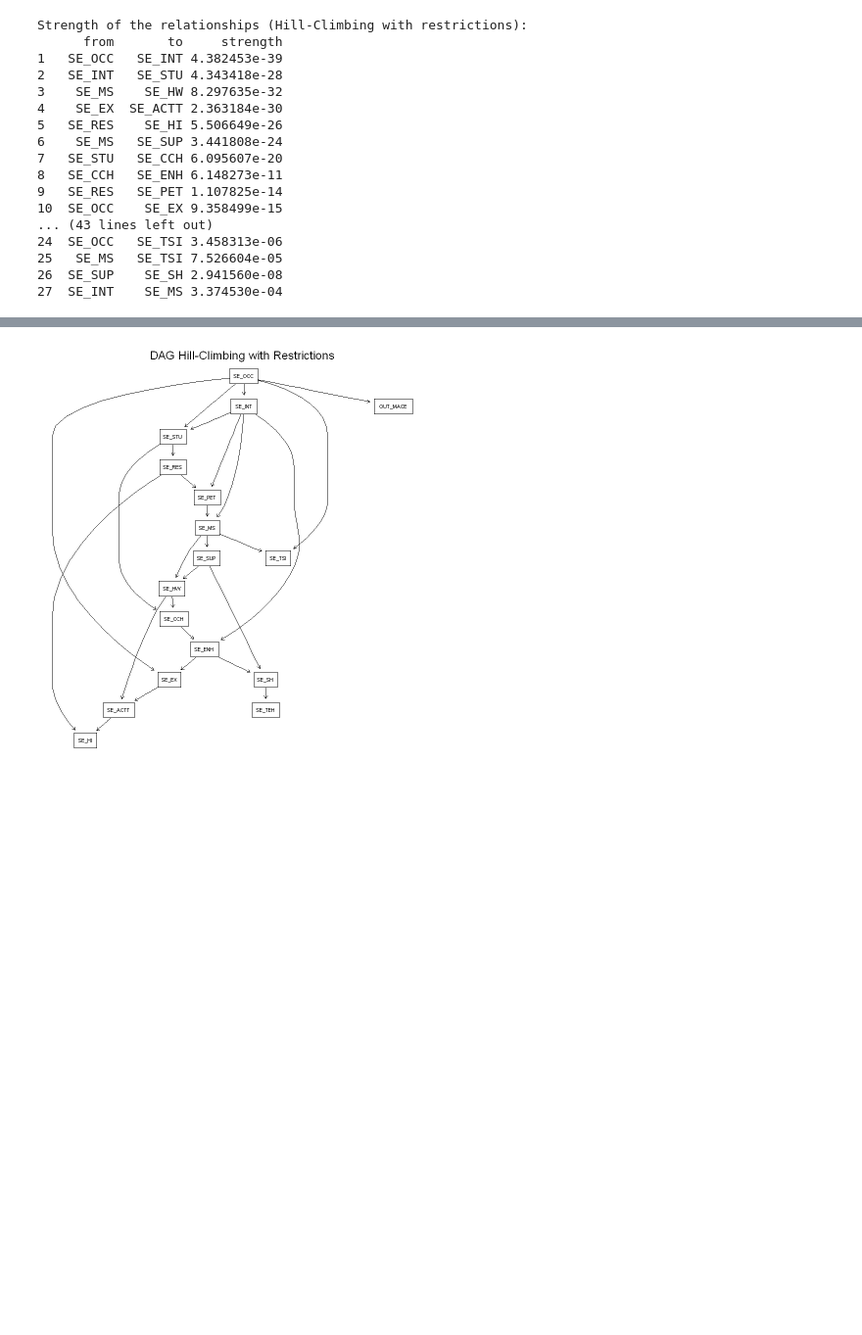
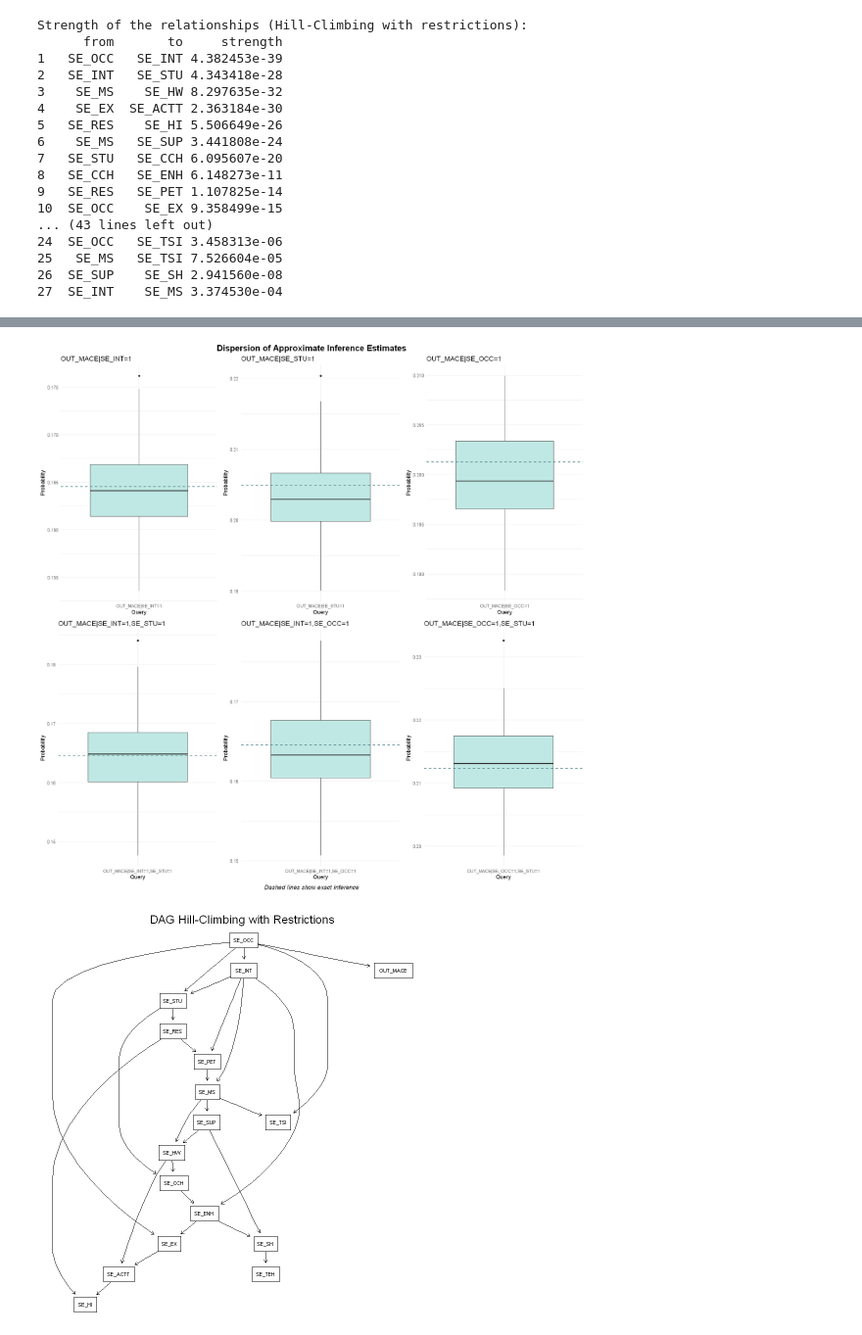
Before and after one commit to JoseLuisMaldonadoA/TFM, a Jupyter notebook: Notebooks/BayesianNetworksAnalysis.ipynb, the cells around one changed output, grey strips where cells are left out. Shown at 98% size. Drawn from its saved outputs; the diff is of its cells as text; code cells hidden in the pictures; blank space fills up the shorter version.

```diff
--- a/Notebooks/BayesianNetworksAnalysis.ipynb
+++ b/Notebooks/BayesianNetworksAnalysis.ipynb
@@ -141,0 +213,66 @@ Number of parameters in the fitted model: 59
+# %%
+# Exact inference for the Bayesian network using the hill-climbing DAG
+bn_hc_grain <- compile(as.grain(bn_hc))
+
+# Store exact probabilities for each query in a named list
+exact_probs <- list(
+    "OUT_MACE|SE_INT=1" = querygrain(bn_hc_grain, nodes = "OUT_MACE", evidence = list(SE_INT = "1"))$OUT_MACE["1"],
+    "OUT_MACE|SE_STU=1" = querygrain(bn_hc_grain, nodes = "OUT_MACE", evidence = list(SE_STU = "1"))$OUT_MACE["1"],
+    "OUT_MACE|SE_OCC=1" = querygrain(bn_hc_grain, nodes = "OUT_MACE", evidence = list(SE_OCC = "1"))$OUT_MACE["1"],
+    "OUT_MACE|SE_INT=1,SE_STU=1" = querygrain(bn_hc_grain, nodes = "OUT_MACE", evidence = list(SE_INT = "1", SE_STU = "1"))$OUT_MACE["1"],
+    "OUT_MACE|SE_INT=1,SE_OCC=1" = querygrain(bn_hc_grain, nodes = "OUT_MACE", evidence = list(SE_INT = "1", SE_OCC = "1"))$OUT_MACE["1"],
+    "OUT_MACE|SE_OCC=1,SE_STU=1" = querygrain(bn_hc_grain, nodes = "OUT_MACE", evidence = list(SE_OCC = "1", SE_STU = "1"))$OUT_MACE["1"]
+)
+
+# Print all exact probabilities in a compact way
+cat("Exact conditional probabilities of OUT_MACE = 1:\n")
+print(exact_probs)
+
+# Approximate inference using cpquery
+set.seed(0)
+approx_outmace_seint1 <- replicate(100, cpquery(bn_hc, event = (OUT_MACE == "1"), evidence = (SE_INT == "1")))
+approx_outmace_sestu1 <- replicate(100, cpquery(bn_hc, event = (OUT_MACE == "1"), evidence = (SE_STU == "1")))
+approx_outmace_seocc1 <- replicate(100, cpquery(bn_hc, event = (OUT_MACE == "1"), evidence = (SE_OCC == "1")))
+approx_outmace_seint1_sestu1 <- replicate(100, cpquery(bn_hc, event = (OUT_MACE == "1"), evidence = ((SE_INT == "1") & (SE_STU == "1"))))
+approx_outmace_seint1_seocc1 <- replicate(100, cpquery(bn_hc, event = (OUT_MACE == "1"), evidence = ((SE_INT == "1") & (SE_OCC == "1"))))
+approx_outmace_seocc1_sestu1 <- replicate(100, cpquery(bn_hc, event = (OUT_MACE == "1"), evidence = ((SE_OCC == "1") & (SE_STU == "1"))))
+
+# Combine results into a data frame for visualization
+approx_results <- data.frame(
+    Variable = rep(c(
+        "OUT_MACE|SE_INT=1",
+        "OUT_MACE|SE_STU=1",
+        "OUT_MACE|SE_OCC=1",
+        "OUT_MACE|SE_INT=1,SE_STU=1",
+        "OUT_MACE|SE_INT=1,SE_OCC=1",
+        "OUT_MACE|SE_OCC=1,SE_STU=1"
+    ), each = 100),
+    Probability = c(
+        approx_outmace_seint1,
+        approx_outmace_sestu1,
+        approx_outmace_seocc1,
+        approx_outmace_seint1_sestu1,
+        approx_outmace_seint1_seocc1,
+        approx_outmace_seocc1_sestu1
+    )
+)
+
+options(repr.plot.width = 15, repr.plot.height = 15)
+
+# Create boxplots for each query, add exact inference line
+plots <- lapply(unique(approx_results$Variable), function(var) {
+    ggplot(subset(approx_results, Variable == var), aes(x = Variable, y = Probability)) +
+        geom_boxplot(fill = "#BFE8E4") +
+        geom_hline(yintercept = exact_probs[[var]], linetype = "dashed", color = "#53868B", lwd = 0.75) +
+        labs(x = "Query", y = "Probability", title = var) +
+        theme_minimal()
+})
+
+# Arrange plots in a grid with bold and centered title
+grid.arrange(
+    grobs = plots,
+    ncol = 3,
+    top = textGrob("Dispersion of Approximate Inference Estimates", gp = gpar(fontsize = 16, fontface = "bold"), just = "center", hjust = 0.5),
+    bottom = textGrob("Dashed lines show exact inference", gp = gpar(fontsize = 12, fontface = "italic"))
+)
+# %% [output]
@@ -141,0 +296 @@ Number of parameters in the fitted model: 59
+[figure, added]
```
Also changed, not shown: parts of 18 cells of this notebook.
